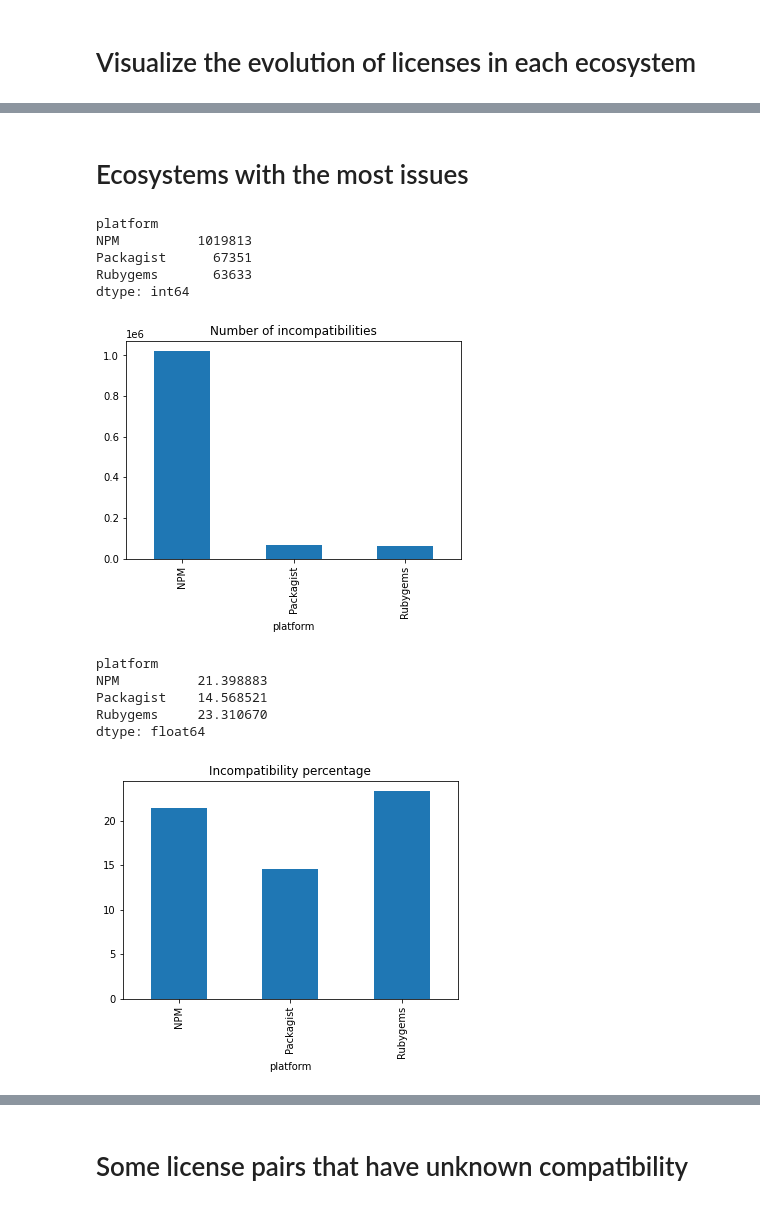
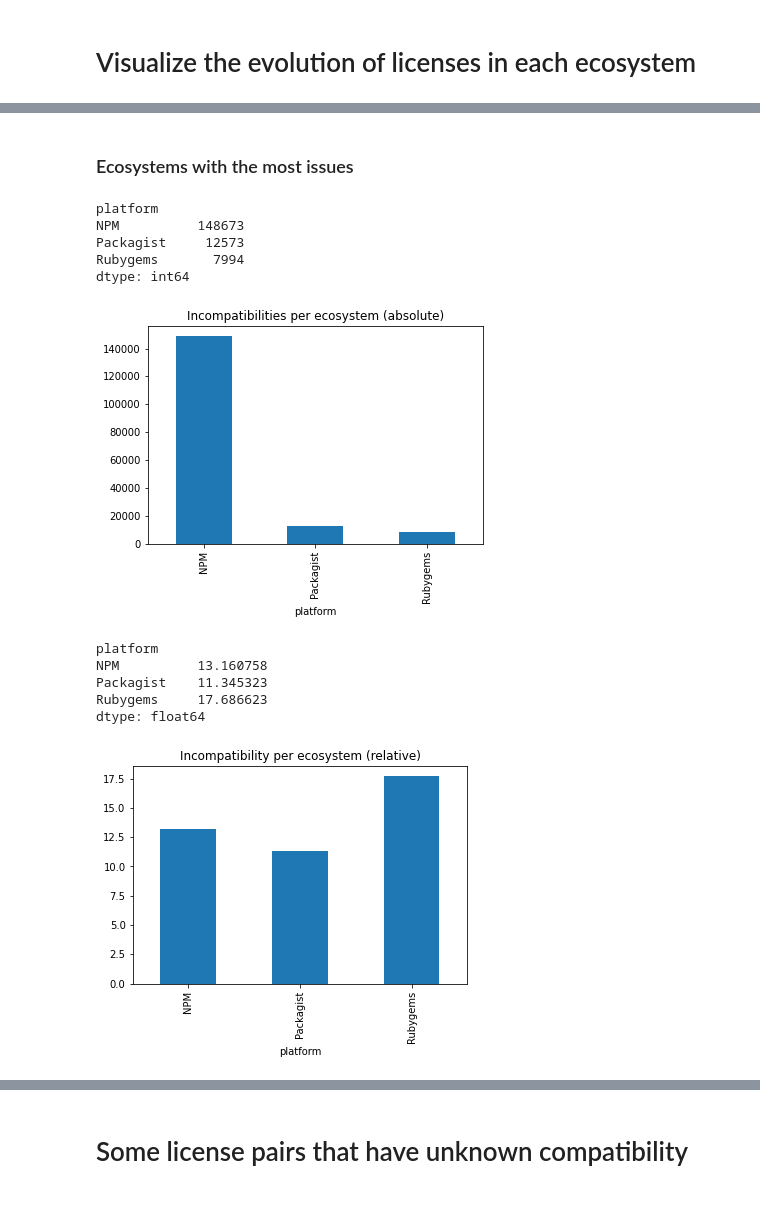
Before and after one commit to IlyasMakari/license-research, a Jupyter notebook: License exploration.ipynb, the cells around one changed output, grey strips where cells are left out. Drawn from its saved outputs; the diff is of its cells as text; code cells hidden in the pictures.

```diff
--- a/License exploration.ipynb
+++ b/License exploration.ipynb
@@ -72,3 +88,0 @@ Amount of Rubygems packages: 161454 (9.82%)
-# %%
-packages_with_deps = packages.set_index(['platform', 'name']).join(how='right', other=deps[deps.columns.difference(['licenses'])].set_index(['platform', 'name', 'dependency']))
-packages_with_deps.sample()
@@ -238,0 +175,37 @@ for platform in platforms:
+# %%
+packages["licenses"] = packages.licenses.astype('category')
+packages["platform"] = packages.platform.astype('category')
+packages["name"] = packages.name.astype('category')
+packages = packages[packages.columns.difference(["created", "dependent_count"])]
+
+levels_df = []
+
+# Start with adding level 1
+curr_level = 1
+curr_level_df = (packages[packages.columns.difference(['licenses', 'first_release_date'])]
+                 .merge(right=deps, on=['platform', 'name']))
+curr_level_df = curr_level_df.merge(right=compatibility_df, on=["licenses", "dep_licenses"], how="left")
+curr_level_df.compatible.fillna("Unknown", inplace=True)
+curr_level_df["level"] = curr_level
+levels_df.append(curr_level_df)
+print("Level 1 done\n")
+
+# Add levels 2 to 10
+for i in range(2, 11):
+    curr_level = i
+    curr_level_df = curr_level_df.merge(right=deps, left_on=['dependency', 'platform'], right_on=['name', 'platform'])[['name_x', 'platform', 'licenses_x', 'dependency_y', 'dep_licenses_y']]
+    curr_level_df.rename(inplace=True, columns={"name_x": "name", "licenses_x": "licenses", "dependency_y": "dependency", "dep_licenses_y": "dep_licenses"})
+    curr_level_df.drop_duplicates(inplace=True)
+    curr_level_df = curr_level_df.merge(right=compatibility_df, on=["licenses", "dep_licenses"], how="left")
+    curr_level_df.compatible.fillna("Unknown", inplace=True)
+    curr_level_df["compatible"] = curr_level_df.compatible.astype("category")
+    curr_level_df["dependency"] = curr_level_df.dependency.astype('category')
+    curr_level_df["name"] = curr_level_df.name.astype('category')
+    curr_level_df["platform"] = curr_level_df.platform.astype("category")
+    curr_level_df["licenses"] = curr_level_df.licenses.astype("category")
+    curr_level_df["dep_licenses"] = curr_level_df.dep_licenses.astype("category")
+    curr_level_df["level"] = curr_level
+    levels_df.append(curr_level_df)
+    print(f"Level {i} done\n")
+
+levels_df = pd.concat(levels_df)
@@ -331,27 +328,27 @@ for platform in platforms:
 # %% [markdown]
-# Ecosystems with the most issues
+### Ecosystems with the most issues
 # %%
-test = deps.query('compatible == False').groupby('platform').size()
-test.plot.bar(title="Number of incompatibilities")
+test = curr_level_df.query('compatible == False').groupby('platform').size()
+test.plot.bar(title="Incompatibilities per ecosystem (absolute)")
 test
 # %% [output]
 platform
-NPM          1019813
-Packagist      67351
-Rubygems       63633
+NPM          148673
+Packagist     12573
+Rubygems       7994
 dtype: int64
-[figure, old version]
+[figure, new version]
 # %%
-test = deps.query('compatible == False').groupby('platform').size().astype(float)
-test["NPM"] = 100*test["NPM"]/amount_of_npm_deps
-test["Packagist"] = 100*test["Packagist"]/amount_of_packagist_deps
-test["Rubygems"] = 100*test["Rubygems"]/amount_of_rubygems_deps
-test.plot.bar(title="Incompatibility percentage")
+test = curr_level_df.query('compatible == False').groupby('platform').size().astype(float)
+test["NPM"] = 100*test["NPM"]/curr_amount_of_npm_deps
+test["Packagist"] = 100*test["Packagist"]/curr_amount_of_packagist_deps
+test["Rubygems"] = 100*test["Rubygems"]/curr_amount_of_rubygems_deps
+test.plot.bar(title="Incompatibility per ecosystem (relative)")
 test
 # %% [output]
 platform
-NPM          21.398883
-Packagist    14.568521
-Rubygems     23.310670
+NPM          13.160758
+Packagist    11.345323
+Rubygems     17.686623
 dtype: float64
-[figure, old version]
+[figure, new version]
```
Also changed, not shown: parts of 59 cells of this notebook, 3 other files.
